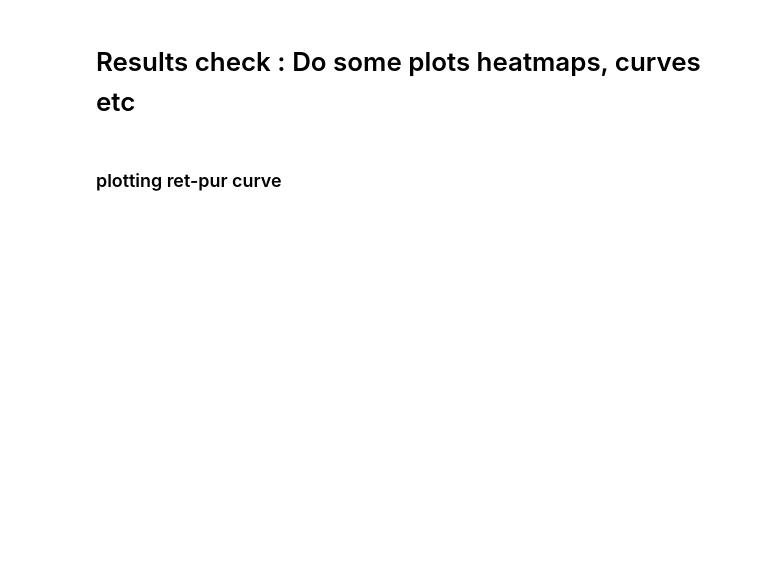
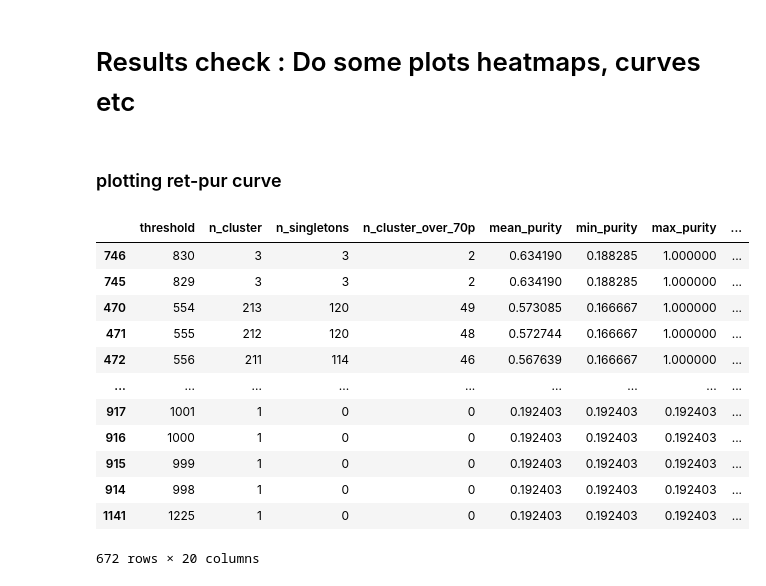
Before and after one commit to richieYT-wan/tclustr, a Jupyter notebook: notebooks/240409_AllModelsClusteringTests.ipynb, the cells around one changed output. Cells and saved outputs as stored; diff of their text form; code cells hidden in the pictures; blank space fills up the shorter version.

```diff
--- a/notebooks/240409_AllModelsClusteringTests.ipynb
+++ b/notebooks/240409_AllModelsClusteringTests.ipynb
@@ -860 +981,17 @@ kernelsim_results.replace({-1:0}, inplace=True)
+# %%
+tcrdist_results.query('retention>0.9').sort_values('mean_purity',ascending=False)
+# %% [output]
+|  | threshold | n_cluster | n_singletons | n_cluster_over_70p | mean_purity | min_purity | max_purity | ... |
+| 746 | 830 | 3 | 3 | 2 | 0.634190 | 0.188285 | 1.000000 | ... |
+| 745 | 829 | 3 | 3 | 2 | 0.634190 | 0.188285 | 1.000000 | ... |
+| 470 | 554 | 213 | 120 | 49 | 0.573085 | 0.166667 | 1.000000 | ... |
+| 471 | 555 | 212 | 120 | 48 | 0.572744 | 0.166667 | 1.000000 | ... |
+| 472 | 556 | 211 | 114 | 46 | 0.567639 | 0.166667 | 1.000000 | ... |
+| ... | ... | ... | ... | ... | ... | ... | ... | ... |
+| 917 | 1001 | 1 | 0 | 0 | 0.192403 | 0.192403 | 0.192403 | ... |
+| 916 | 1000 | 1 | 0 | 0 | 0.192403 | 0.192403 | 0.192403 | ... |
+| 915 | 999 | 1 | 0 | 0 | 0.192403 | 0.192403 | 0.192403 | ... |
+| 914 | 998 | 1 | 0 | 0 | 0.192403 | 0.192403 | 0.192403 | ... |
+| 1141 | 1225 | 1 | 0 | 0 | 0.192403 | 0.192403 | 0.192403 | ... |
+672 rows × 20 columns
 # %%
```
Also changed, not shown: parts of 48 cells of this notebook, 1 other file.
